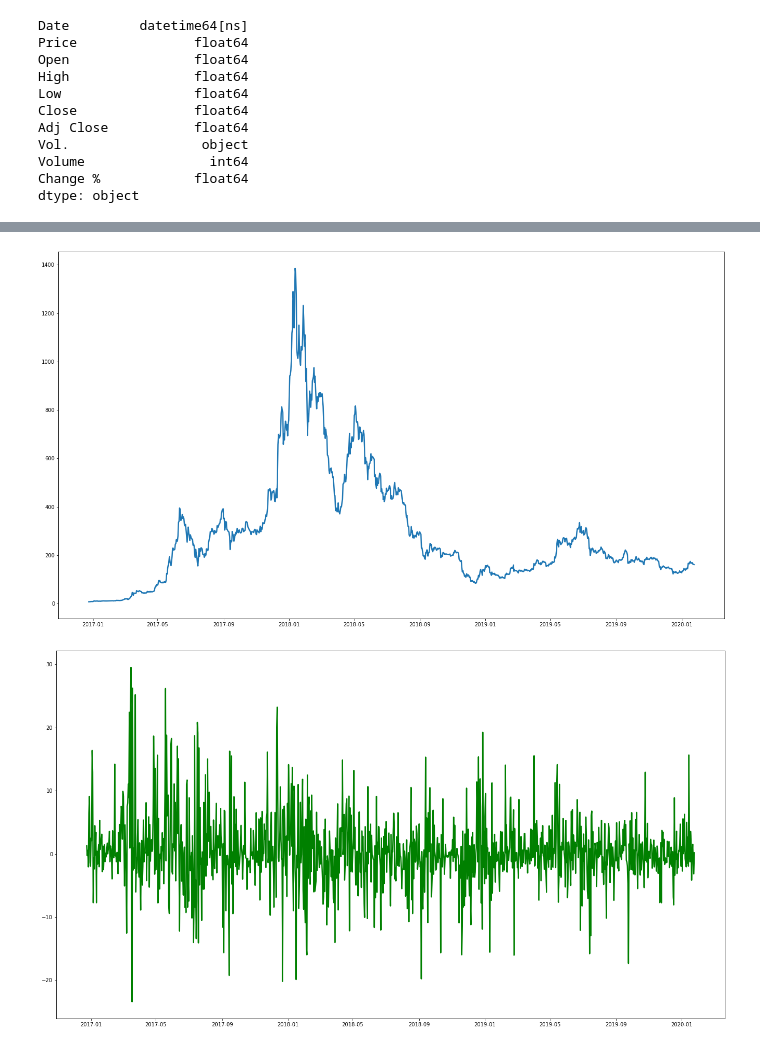
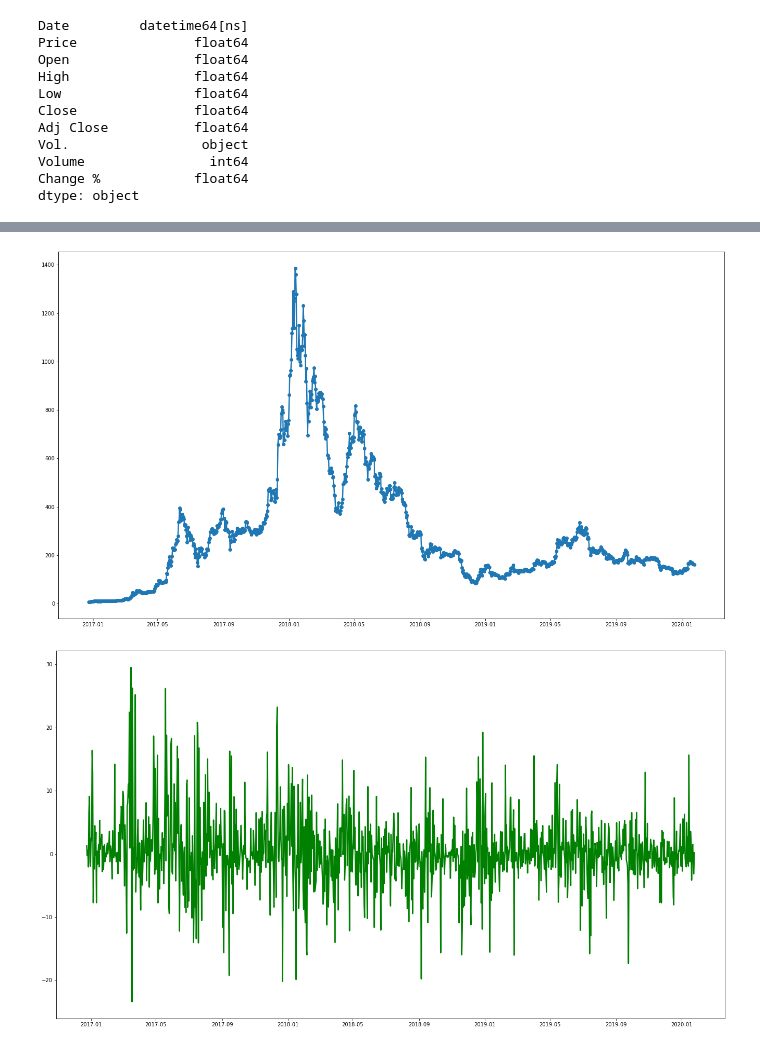
Before and after one commit to ironhack-datalabs/datamex0120, a Jupyter notebook: module-1/web-project/your-code/Untitled.ipynb, the cells around one changed output, grey strips where cells are left out. Saved outputs shown, nothing was run; the diff lists cells and outputs as text; code cells hidden in the pictures.

```diff
--- a/module-1/web-project/your-code/Untitled.ipynb
+++ b/module-1/web-project/your-code/Untitled.ipynb
@@ -160,10 +159,10 @@ plt.show()
 # %%
 plt.figure(figsize=[23,13],frameon=False)
 clo = final3['Close']
-plt.plot(date,clo,linewidth=2.5)
+plt.plot(date,clo,linewidth=2.5, marker='o')
 plt.show()
 # %% [output]
-[figure, old version]
+[figure, new version]
 # %%
 plt.figure(figsize=[23,13],edgecolor='black',frameon=False)
 chang = final3['Change %']
```
Also changed, not shown: parts of 41 cells of this notebook, 3 other files.
